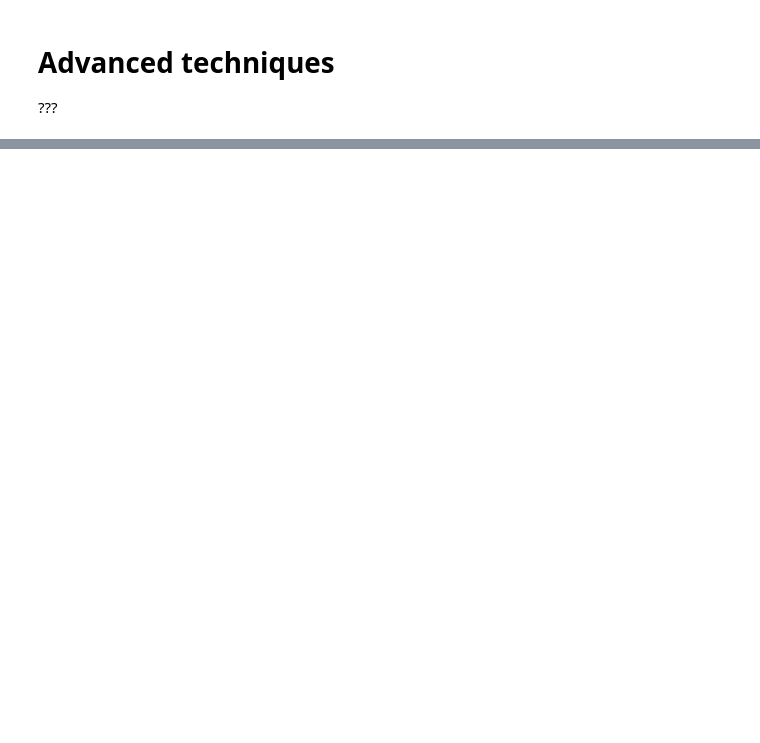
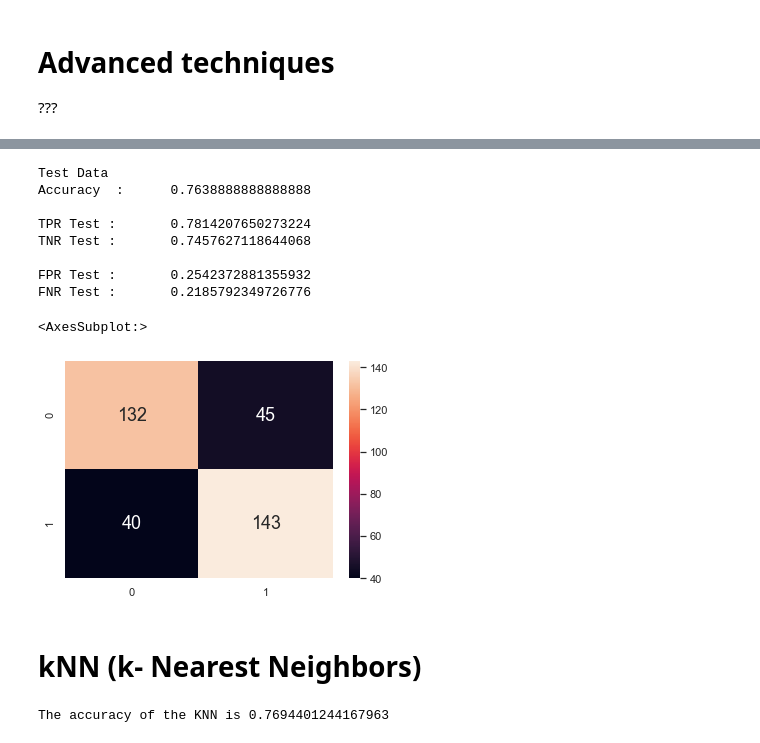
Before and after one commit to wsklee/CX1115-Project, a Jupyter notebook: Classification on movie.ipynb, the cells around one changed output, grey strips where cells are left out. Saved outputs shown, nothing was run; the diff lists cells and outputs as text; code cells hidden in the pictures; blank space fills up the shorter version.

```diff
--- a/Classification on movie.ipynb
+++ b/Classification on movie.ipynb
@@ -409,0 +472,41 @@ FNR Test :       0.1724137931034483
+# %%
+# TEST set Random Forest
+# Import the required metric from sklearn
+from sklearn.metrics import confusion_matrix
+
+# Predict the Response corresponding to Predictors
+y_test_pred = model.predict(X_test)
+
+# Print the Classification Accuracy
+print("Test Data")
+print("Accuracy  :\t", model.score(X_test, y_test))
+print()
+
+# Print the Accuracy Measures from the Confusion Matrix
+cmTest = confusion_matrix(y_test, y_test_pred)
+tpTest = cmTest[1][1] # True Positives : Y (1) predicted Y (1)
+fpTest = cmTest[0][1] # False Positives : N (0) predicted Y (1)
+tnTest = cmTest[0][0] # True Negatives : N (0) predicted N (0)
+fnTest = cmTest[1][0] # False Negatives : Y (1) predicted N (0)
+
+print("TPR Test :\t", (tpTest/(tpTest + fnTest)))
+print("TNR Test :\t", (tnTest/(tnTest + fpTest)))
+print()
+
+print("FPR Test :\t", (fpTest/(fpTest + tnTest)))
+print("FNR Test :\t", (fnTest/(fnTest + tpTest)))
+
+# Plot the two-way Confusion Matrix
+sb.heatmap(confusion_matrix(y_test, y_test_pred),
+           annot = True, fmt=".0f", annot_kws={"size": 18})
+# %% [output]
+Test Data
+Accuracy  :      0.7638888888888888
+
+TPR Test :       0.7814207650273224
+TNR Test :       0.7457627118644068
+
+FPR Test :       0.2542372881355932
+FNR Test :       0.2185792349726776
+<AxesSubplot:>
+[figure, added]
@@ -409,0 +515,10 @@ FNR Test :       0.1724137931034483
+# %% [markdown]
+#  kNN (k- Nearest Neighbors)
+# %%
+#  kNN (k- Nearest Neighbors)
+model=KNeighborsClassifier()
+model.fit(X_train,y_train)
+y_train_pred =model.predict(X_train)
+print('The accuracy of the KNN is',metrics.accuracy_score(y_train_pred,y_train))
+# %% [output]
+The accuracy of the KNN is 0.7694401244167963
```
Also changed, not shown: parts of 21 cells of this notebook.
